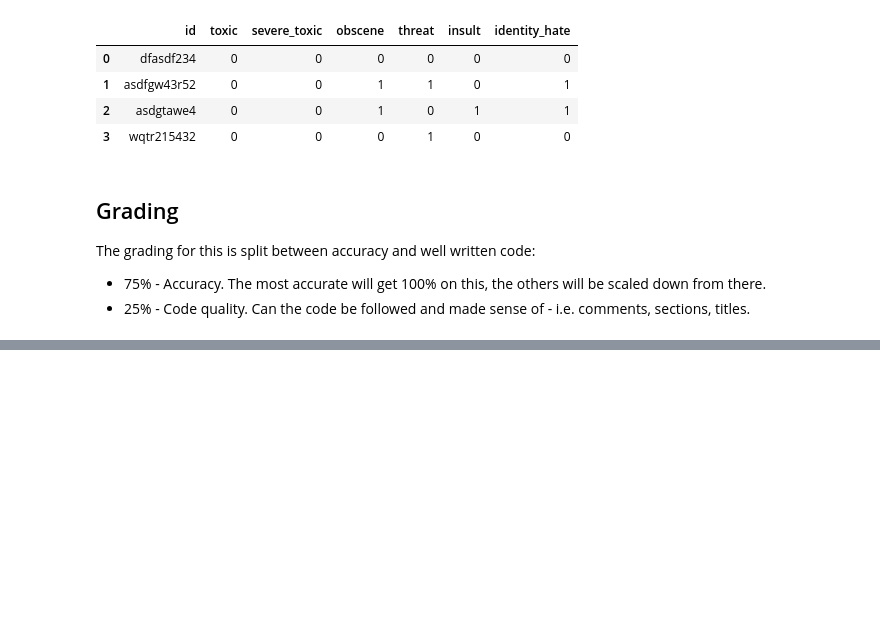
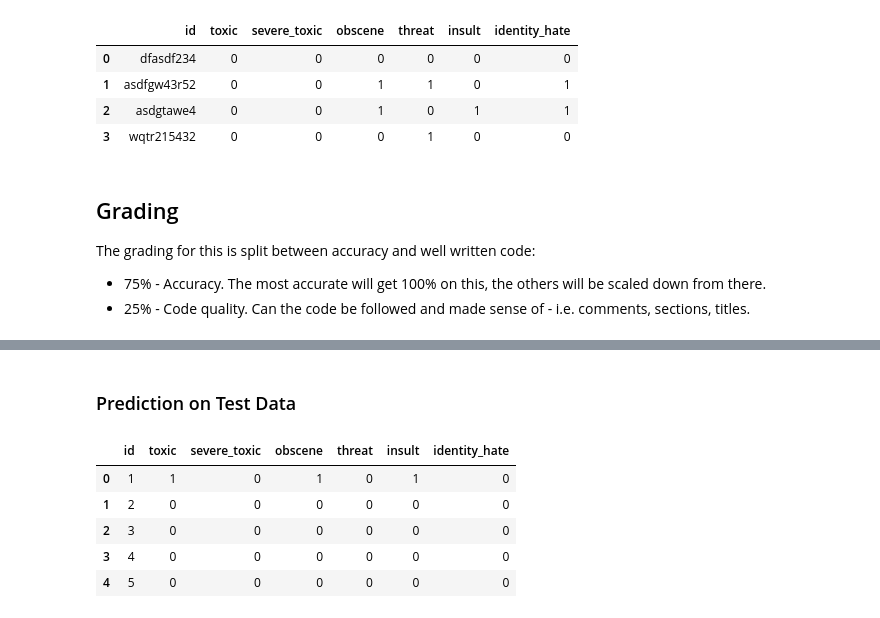
Before and after one commit to AkeemSemperDataScience/3950-project-1-vector-s-vengeful-vectors, a Jupyter notebook: START_Proj_1.ipynb, the cells around one changed output, grey strips where cells are left out. Saved outputs shown, nothing was run; the diff lists cells and outputs as text; code cells hidden in the pictures; blank space fills up the shorter version.

Commit message:
LinearSVC Model

```diff
--- a/START_Proj_1.ipynb
+++ b/START_Proj_1.ipynb
@@ -105,0 +196,8 @@ The grading for this is split between accuracy and well written code:
+# %%
+# Split training data into training and validation sets (80/20)
+X_train_split, X_val, y_train_split, y_val = train_test_split(
+    X_train,
+    y_train,
+    test_size=0.2,
+    random_state=42
+)
@@ -105,0 +206,6 @@ The grading for this is split between accuracy and well written code:
+# %%
+# Initialize One-vs-Rest classifier with LinearSVC
+model = OneVsRestClassifier(LinearSVC())
+
+# Train the model on the training split
+model.fit(X_train_split, y_train_split)
@@ -105,0 +226,12 @@ The grading for this is split between accuracy and well written code:
+# %%
+# Define the output columns
+columns = [
+    "toxic",
+    "severe_toxic",
+    "obscene",
+    "threat",
+    "insult",
+    "identity_hate"
+]
+
+print("Classification Report:", classification_report(y_val, val_predictions,target_names=columns))
@@ -105,0 +252,24 @@ The grading for this is split between accuracy and well written code:
+# %% [markdown]
+### Prediction on Test Data
+# %%
+# Predict labels for the test data
+predictions = model.predict(X_test)
+
+# Convert predictions to a DataFrame
+pred_df = pd.DataFrame(predictions, columns=columns)
+
+# Add the 'id' column from the test set
+pred_df.insert(0, "id", test_df["id"])
+# %%
+# Save predictions to CSV for submission
+pred_df.to_csv("output/out.csv", index=False)
+
+# Display first few rows of predictions
+pred_df.head()
+# %% [output]
+|  | id | toxic | severe_toxic | obscene | threat | insult | identity_hate |
+| 0 | 1 | 1 | 0 | 1 | 0 | 1 | 0 |
+| 1 | 2 | 0 | 0 | 0 | 0 | 0 | 0 |
+| 2 | 3 | 0 | 0 | 0 | 0 | 0 | 0 |
+| 3 | 4 | 0 | 0 | 0 | 0 | 0 | 0 |
+| 4 | 5 | 0 | 0 | 0 | 0 | 0 | 0 |
```
Also changed, not shown: parts of 19 cells of this notebook, 3 other files.
